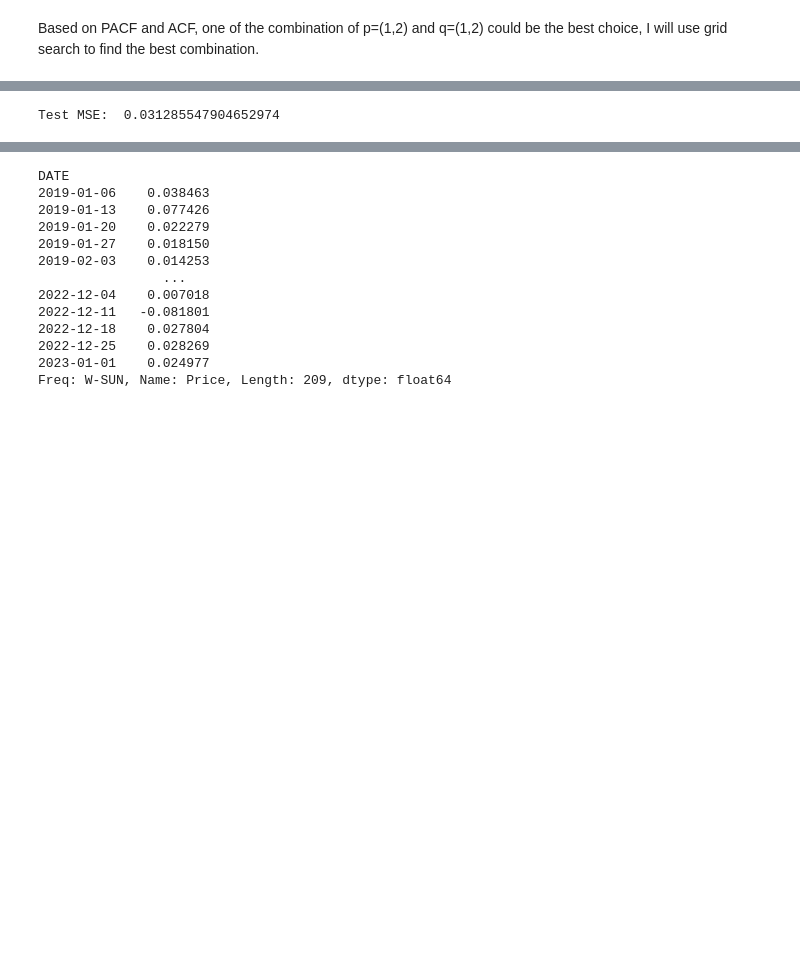
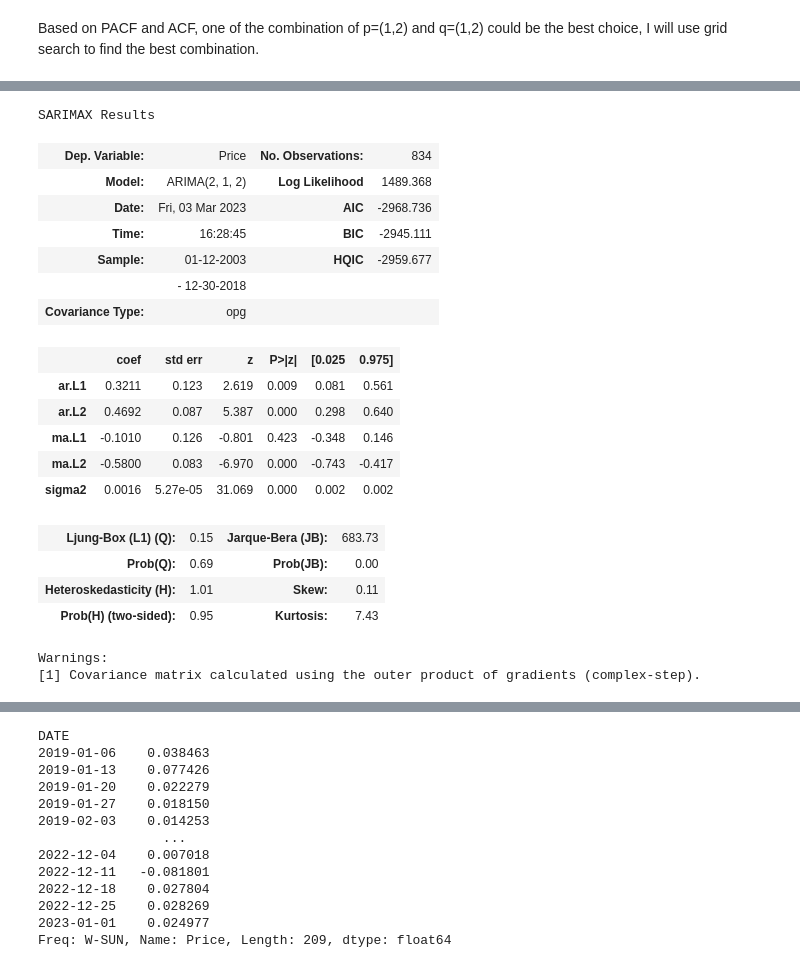
Before and after one commit to LAOMAITOU/Crude_Oil_Price_Model, a Jupyter notebook: wti.ipynb, the cells around one changed output, grey strips where cells are left out. Cells and saved outputs as stored; diff of their text form; code cells hidden in the pictures; blank space fills up the shorter version.

```diff
--- a/wti.ipynb
+++ b/wti.ipynb
@@ -275,12 +277,25 @@ Best AIC:  -2953.6354343558423
-# %%
-optimal_arima_model=ARIMA(train,order=best_model)
-optimal_arima_result=optimal_arima_model.fit()
-
-start_idx=len(train)
-end_idx=start_idx+len(test)-1
-predictions=optimal_arima_result.predict(start=start_idx, end=end_idx)
-
-mse=np.mean((predictions-test)**2)
-print("Test MSE: ", mse)
-# %% [output]
-Test MSE:  0.031285547904652974
+# %%
+model=ARIMA(train,order=best_model)
+result=model.fit()
+result.summary()
+# %% [output]
+SARIMAX Results
+| Dep. Variable: | Price | No. Observations: | 834 |
+| Model: | ARIMA(2, 1, 2) | Log Likelihood | 1489.368 |
+| Date: | Fri, 03 Mar 2023 | AIC | -2968.736 |
+| Time: | 16:28:45 | BIC | -2945.111 |
+| Sample: | 01-12-2003 | HQIC | -2959.677 |
+|  | - 12-30-2018 |  |  |
+| Covariance Type: | opg |  |  |
+|  | coef | std err | z | P>|z| | [0.025 | 0.975] |
+| ar.L1 | 0.3211 | 0.123 | 2.619 | 0.009 | 0.081 | 0.561 |
+| ar.L2 | 0.4692 | 0.087 | 5.387 | 0.000 | 0.298 | 0.640 |
+| ma.L1 | -0.1010 | 0.126 | -0.801 | 0.423 | -0.348 | 0.146 |
+| ma.L2 | -0.5800 | 0.083 | -6.970 | 0.000 | -0.743 | -0.417 |
+| sigma2 | 0.0016 | 5.27e-05 | 31.069 | 0.000 | 0.002 | 0.002 |
+| Ljung-Box (L1) (Q): | 0.15 | Jarque-Bera (JB): | 683.73 |
+| Prob(Q): | 0.69 | Prob(JB): | 0.00 |
+| Heteroskedasticity (H): | 1.01 | Skew: | 0.11 |
+| Prob(H) (two-sided): | 0.95 | Kurtosis: | 7.43 |
+Warnings:
+[1] Covariance matrix calculated using the outer product of gradients (complex-step).
```
Also changed, not shown: parts of 8 cells of this notebook.
